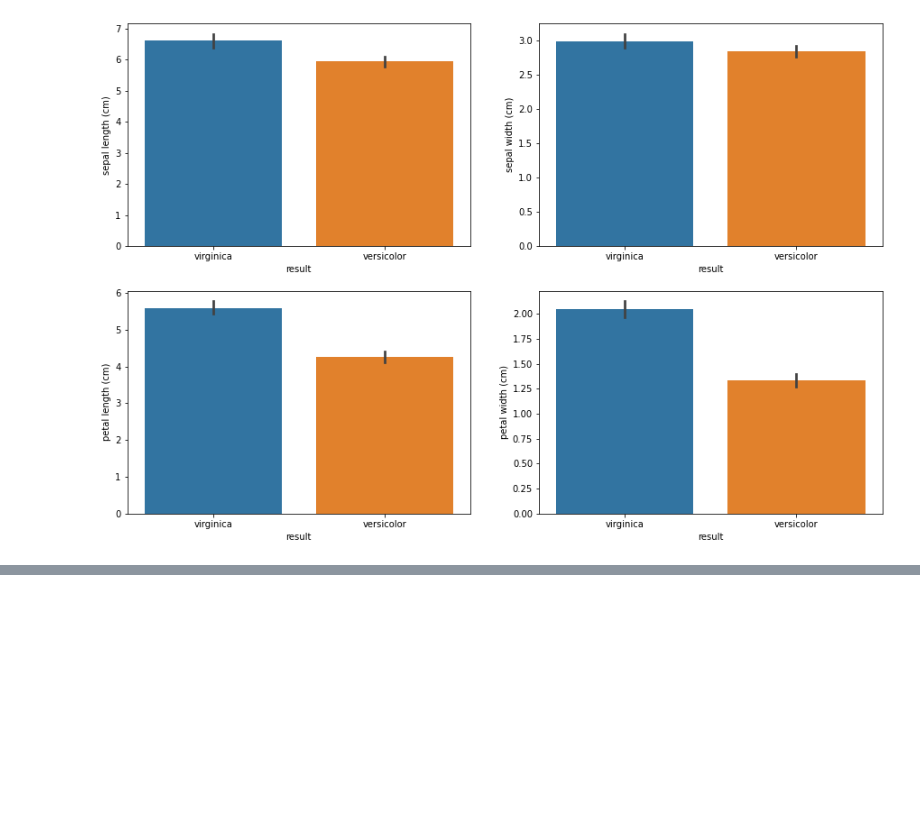
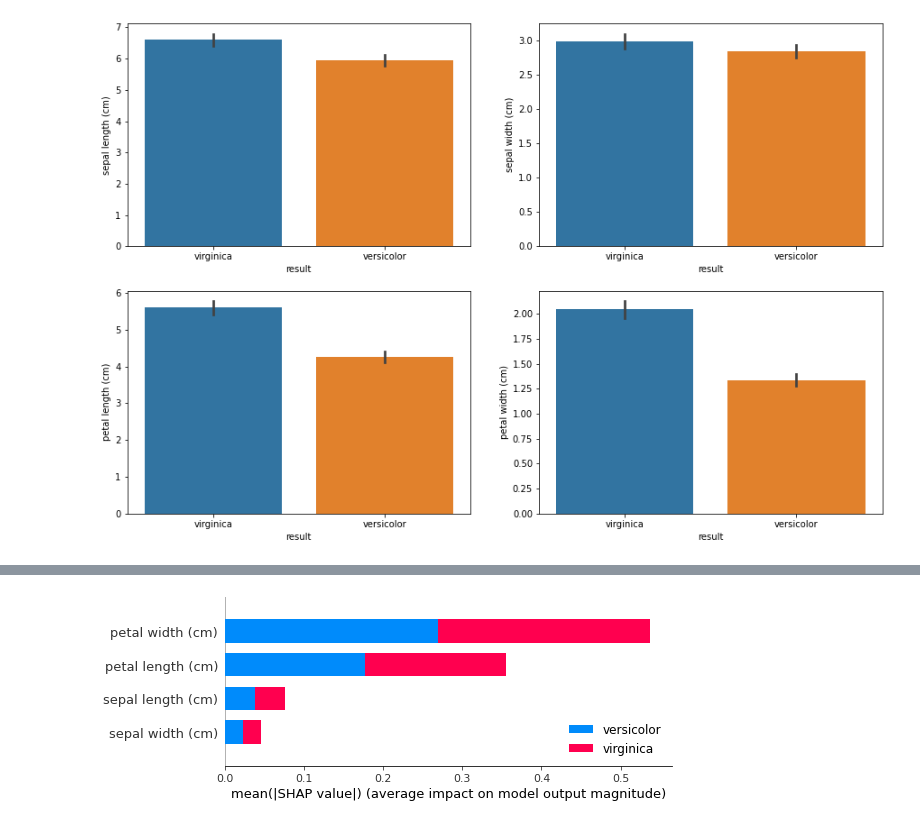
Before and after one commit to naonaorange/xai_samples, a Jupyter notebook: shap_categorize_iris.ipynb, the cells around one changed output, grey strips where cells are left out. Saved outputs shown, nothing was run; the diff lists cells and outputs as text; code cells hidden in the pictures; blank space fills up the shorter version.

```diff
--- a/shap_categorize_iris.ipynb
+++ b/shap_categorize_iris.ipynb
@@ -92,3 +121,10 @@ shap_values.shape =  (20, 4)
+# %%
+shap.summary_plot(shap_values=shap_values,
+                  features=X_test,
+                  feature_names=feature_names,
+                  class_names=target_names)
+# %% [output]
+[figure, added]
 # %%
 shap.summary_plot(shap_values=shap_values,
                   features=X_test,
```
Also changed, not shown: parts of 15 cells of this notebook.
